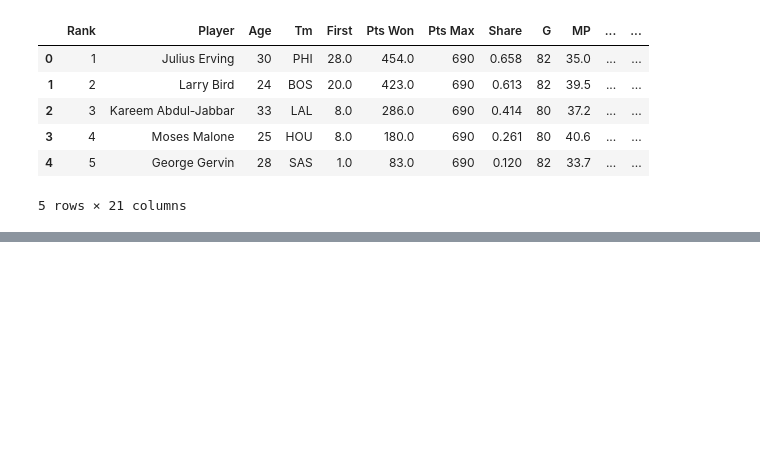
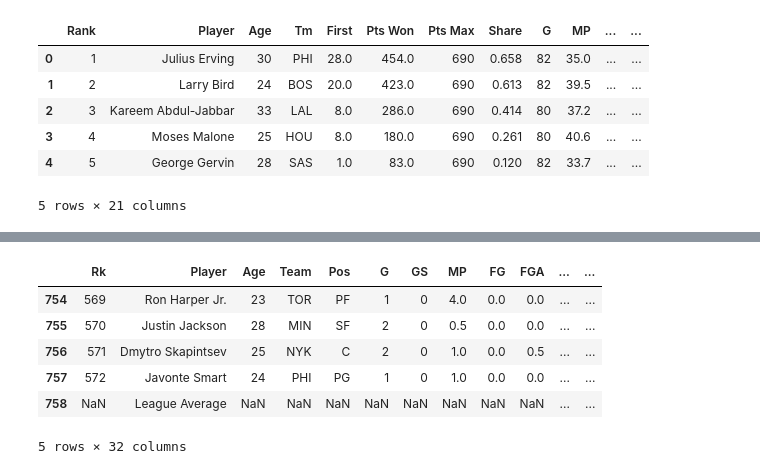
Before and after one commit to SalyanKarki/NBA-MVP-2025, a Jupyter notebook: NBAMVP/web_scraping.ipynb, the cells around one changed output, grey strips where cells are left out. Cells and saved outputs as stored; diff of their text form; code cells hidden in the pictures; blank space fills up the shorter version.

```diff
--- a/NBAMVP/web_scraping.ipynb
+++ b/NBAMVP/web_scraping.ipynb
@@ -115,0 +124,10 @@ players = pd.concat(dfs)
+# %%
+players.tail()
+# %% [output]
+|  | Rk | Player | Age | Team | Pos | G | GS | MP | FG | FGA | ... | ... |
+| 754 | 569 | Ron Harper Jr. | 23 | TOR | PF | 1 | 0 | 4.0 | 0.0 | 0.0 | ... | ... |
+| 755 | 570 | Justin Jackson | 28 | MIN | SF | 2 | 0 | 0.5 | 0.0 | 0.0 | ... | ... |
+| 756 | 571 | Dmytro Skapintsev | 25 | NYK | C | 2 | 0 | 1.0 | 0.0 | 0.5 | ... | ... |
+| 757 | 572 | Javonte Smart | 24 | PHI | PG | 1 | 0 | 1.0 | 0.0 | 0.0 | ... | ... |
+| 758 | NaN | League Average | NaN | NaN | NaN | NaN | NaN | NaN | NaN | NaN | ... | ... |
+5 rows × 32 columns
```
Also changed, not shown: parts of 3 cells of this notebook.
